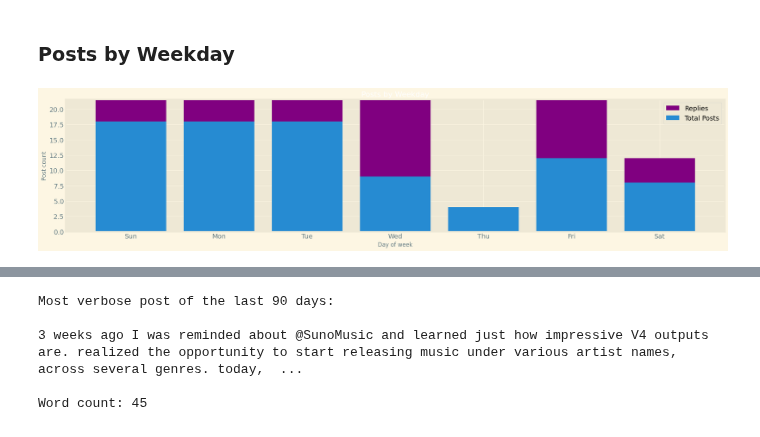
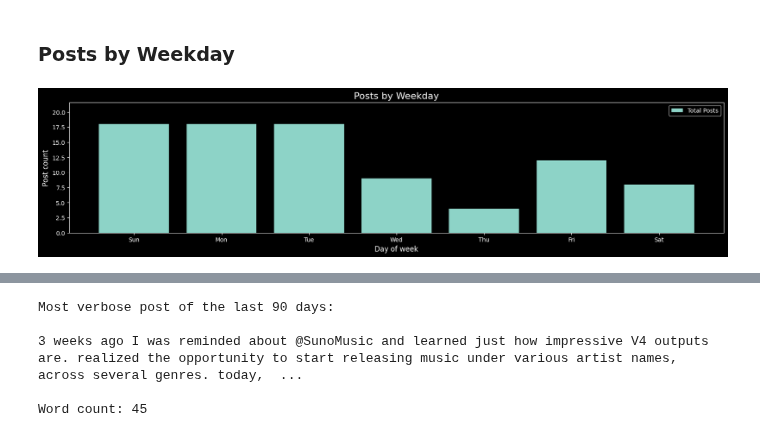
Before and after one commit to bodhichristian/python-basics, a Jupyter notebook: x_data/x_data.ipynb, the cells around one changed output, grey strips where cells are left out. Saved outputs shown, nothing was run; the diff lists cells and outputs as text; code cells hidden in the pictures.

```diff
--- a/x_data/x_data.ipynb
+++ b/x_data/x_data.ipynb
@@ -17,8 +17,8 @@ import numpy as np
 import pandas as pd
 
 pd.options.display.max_columns = None
-plt.style.use('Solarize_Light2')
-plt.rcParams["legend.labelcolor"] = "black"
+plt.style.use('dark_background')
+plt.rcParams["legend.labelcolor"] = "white"
 # %% [markdown]
 ### Load data
 # %%
@@ -104,3 +106,5 @@ x_data['weekday'] = pd.Categorical(
+# %%
+x_data['net_follower_change'] = x_data['new_follows_o'] - x_data['unfollows']
 # %% [markdown]
 # Exploratory Data Analysis
 # %%
@@ -262,19 +274,18 @@ Shares: 20
 ### Posts by Weekday
 # %%
 posts_by_weekday = x_data.groupby('weekday', observed=True).size()
-replies_by_weekday = x_data.groupby('weekday', observed=True)['replies_o'].sum()
 
 plt.figure(figsize=(20, 4))
-plt.bar(replies_by_weekday.index, replies_by_weekday.values, color='purple', label='Replies')
 plt.bar(posts_by_weekday.index, posts_by_weekday.values, label='Total Posts')
 
 plt.xlabel('Day of week')
 plt.ylabel('Post count')
 plt.title('Posts by Weekday')
 
 plt.ylim(0, (posts_by_weekday.max() * 1.2))  # 20% buffer for headroom
 
 plt.legend()
+plt.grid(False)
 plt.show()
 # %% [output]
-[figure, old version]
+[figure, new version]
```
Also changed, not shown: parts of 33 cells of this notebook.
